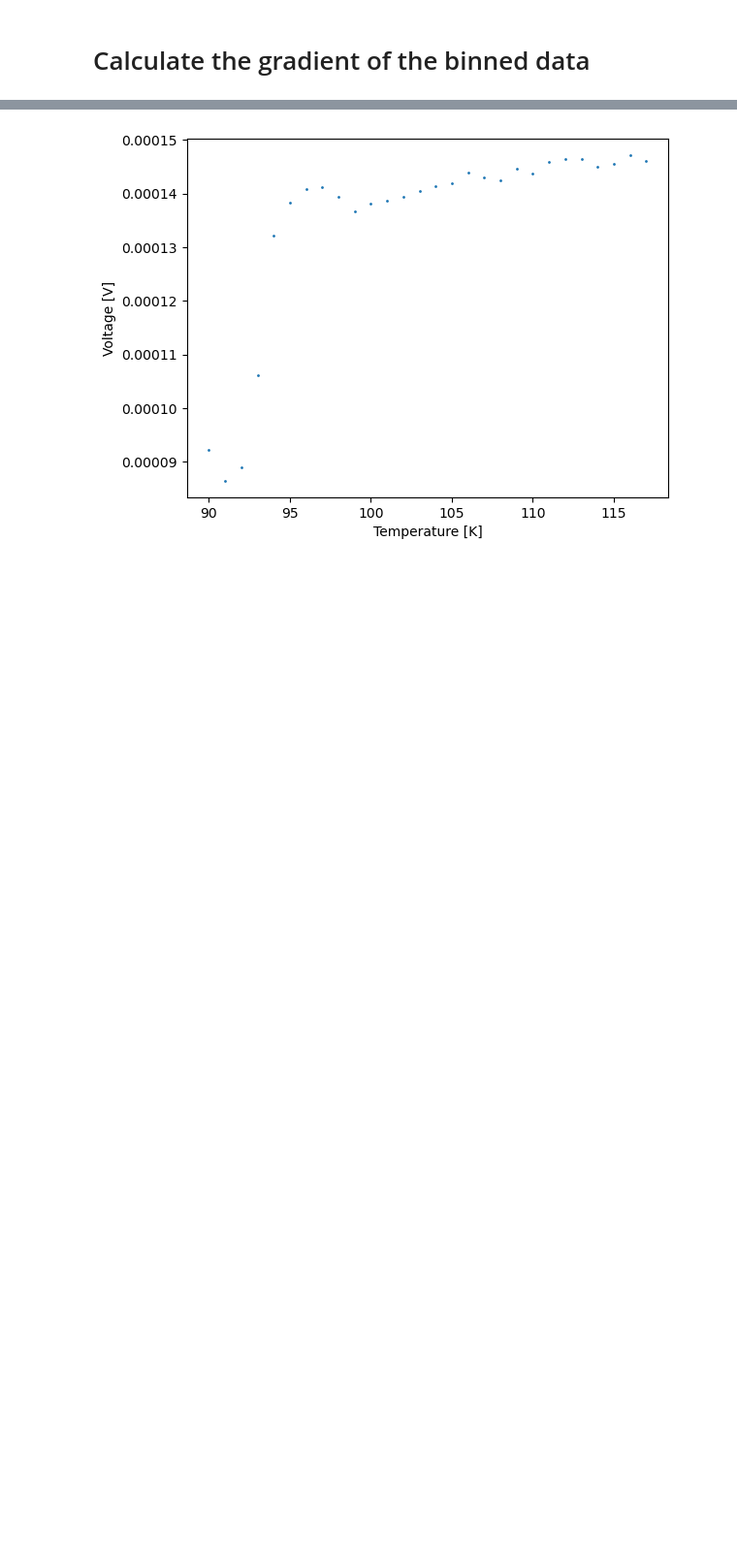
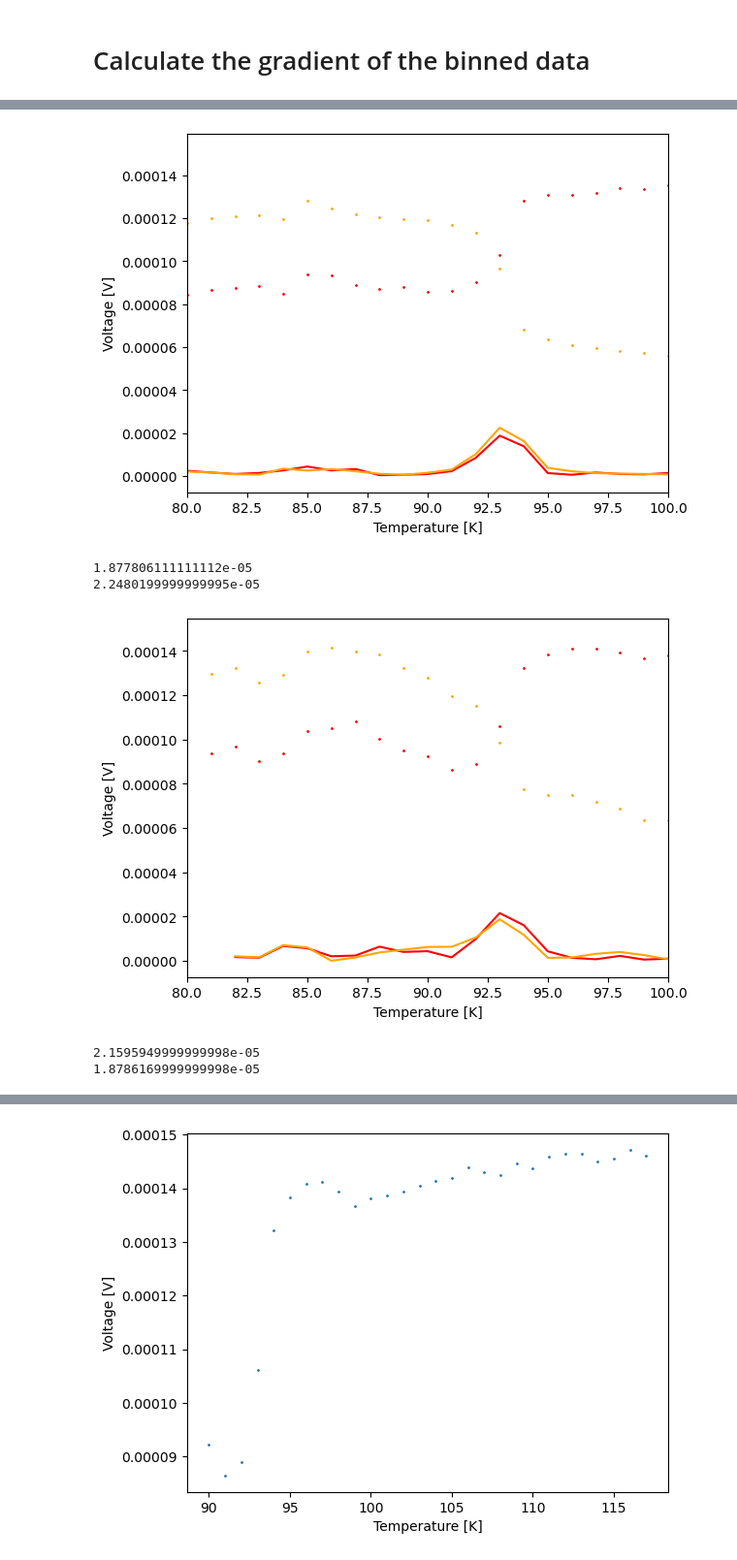
Before and after one commit to JanZur/Solid_state_physics_lab, a Jupyter notebook: solidstates_lab.ipynb, the cells around one changed output, grey strips where cells are left out. Shown at 97% size. Drawn from its saved outputs; the diff is of its cells as text; code cells hidden in the pictures; blank space fills up the shorter version.

```diff
--- a/solidstates_lab.ipynb
+++ b/solidstates_lab.ipynb
@@ -514,0 +543,44 @@ cooling V-
+# %%
+#plot measurement 06 in the range of 90 to 110
+plt.scatter(np.arange(lowest_temperature, highest_temperature, bin_size), binned_heating_data_Vplus[5], s = 1, color = 'red')
+plt.scatter(np.arange(lowest_temperature, highest_temperature, bin_size), binned_heating_data_Vminus[5], s = 1, color = 'orange')
+
+#compute the gradients
+gradient_Vplus = calculate_gradient(binned_heating_data_Vplus[5], size)
+gradient_Vminus = calculate_gradient(binned_heating_data_Vminus[5], size)
+# plot the gradients
+plt.plot(np.arange(lowest_temperature, highest_temperature, bin_size), gradient_Vplus, color = 'red')
+plt.plot(np.arange(lowest_temperature, highest_temperature, bin_size), gradient_Vminus, color = 'orange')
+plt.xlabel('Temperature [K]')
+plt.ylabel('Voltage [V]')
+plt.xlim(80,100)
+plt.show()
+
+print(np.nanmax(gradient_Vplus))
+print(np.nanmax(gradient_Vminus))
+
+#same for 02 heating
+plt.scatter(np.arange(lowest_temperature, highest_temperature, bin_size), binned_heating_data_Vplus[1], s = 1, color = 'red')
+plt.scatter(np.arange(lowest_temperature, highest_temperature, bin_size), binned_heating_data_Vminus[1], s = 1, color = 'orange')
+
+#compute the gradients
+gradient_Vplus = calculate_gradient(binned_heating_data_Vplus[1], size)
+gradient_Vminus = calculate_gradient(binned_heating_data_Vminus[1], size)
+# plot the gradients
+plt.plot(np.arange(lowest_temperature, highest_temperature, bin_size), gradient_Vplus, color = 'red')
+plt.plot(np.arange(lowest_temperature, highest_temperature, bin_size), gradient_Vminus, color = 'orange')
+plt.xlabel('Temperature [K]')
+plt.ylabel('Voltage [V]')
+plt.xlim(80,100)
+plt.show()
+
+
+print(np.nanmax(gradient_Vplus))
+print(np.nanmax(gradient_Vminus))
+# %% [output]
+[figure, added]
+1.877806111111112e-05
+2.2480199999999995e-05
+[figure, added]
+2.1595949999999998e-05
+1.8786169999999998e-05
```
Also changed, not shown: parts of 13 cells of this notebook, 1 other file.
